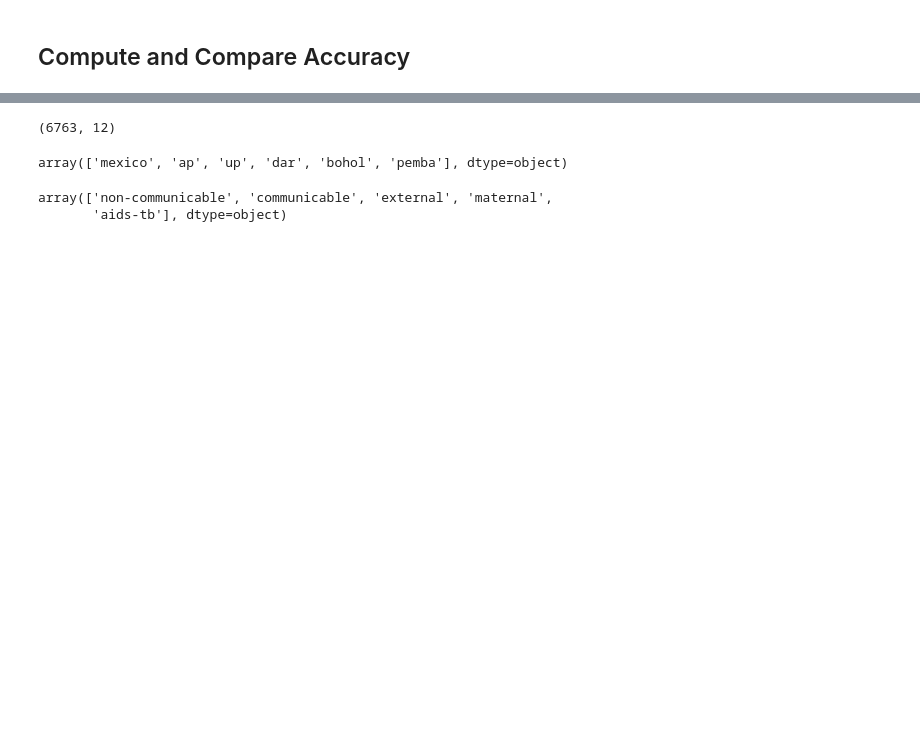
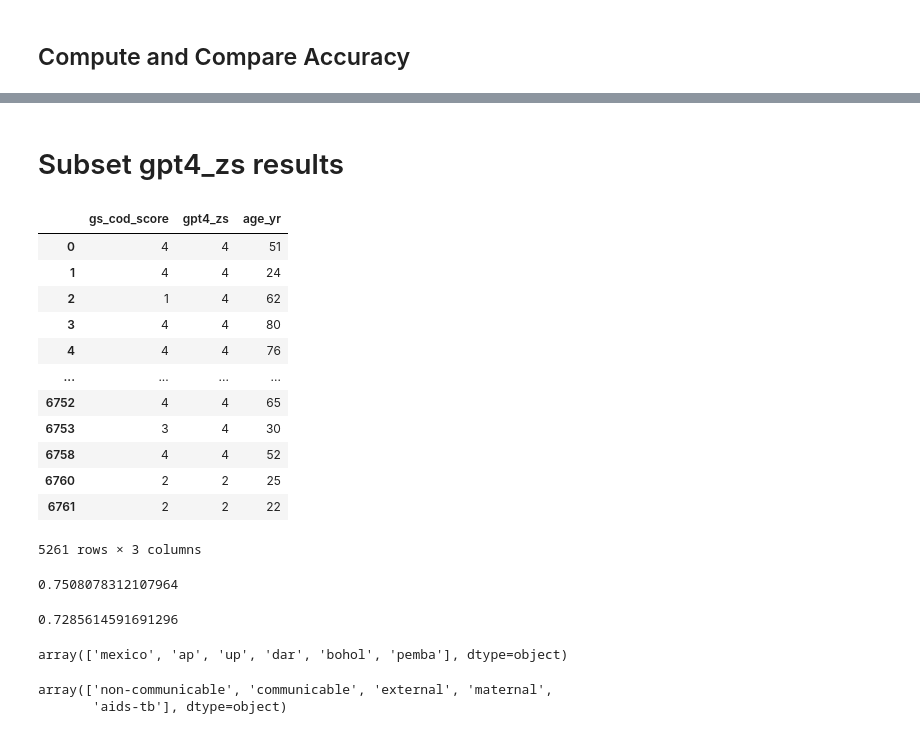
Before and after one commit to avisokay/va_nlp, a Jupyter notebook: src/gpt_nlp/prompt_engineering.ipynb, the cells around one changed output, grey strips where cells are left out. Cells and saved outputs as stored; diff of their text form; code cells hidden in the pictures; blank space fills up the shorter version.

```diff
--- a/src/gpt_nlp/prompt_engineering.ipynb
+++ b/src/gpt_nlp/prompt_engineering.ipynb
@@ -779,4 +685,4 @@ plt.show()
-# %%
-df.shape
-# %% [output]
-(6763, 12)
+# %% [markdown]
+# Subset gpt4_zs results
+# %%
+gpt4_zs = pd.read_csv('gpt4-32k_zeroshot_score.csv', header=None)
@@ -783 +697,34 @@ df.shape
+# %%
+scores = gpt4_zs[0]
+
+# Merge the DataFrame and the Series based on the index
+merged_df = pd.merge(df, scores, left_index=True, right_index=True)
+# drop unclassified observations
+merged_df[0] = pd.to_numeric(merged_df[0], errors='coerce')
+merged_df = merged_df[merged_df[0].isin(df['gs_cod_score'].unique())]
+merged_df['gpt4_zs'] = [int(x) for x in merged_df[0]]
+# %%
+merged_df[['gs_cod_score', 'gpt4_zs', 'age_yr']]
+# %% [output]
+|  | gs_cod_score | gpt4_zs | age_yr |
+| 0 | 4 | 4 | 51 |
+| 1 | 4 | 4 | 24 |
+| 2 | 1 | 4 | 62 |
+| 3 | 4 | 4 | 80 |
+| 4 | 4 | 4 | 76 |
+| ... | ... | ... | ... |
+| 6752 | 4 | 4 | 65 |
+| 6753 | 3 | 4 | 30 |
+| 6758 | 4 | 4 | 52 |
+| 6760 | 2 | 2 | 25 |
+| 6761 | 2 | 2 | 22 |
+5261 rows × 3 columns
+# %%
+accuracy_score(merged_df['gs_cod_score'], merged_df['gpt4_zs'])
+# %% [output]
+0.7508078312107964
+# %%
+f1_score(merged_df['gs_cod_score'], merged_df['gpt4_zs'], average='weighted')
+# %% [output]
+0.7285614591691296
 # %%
```
Also changed, not shown: parts of 31 cells of this notebook, 9 other files.
